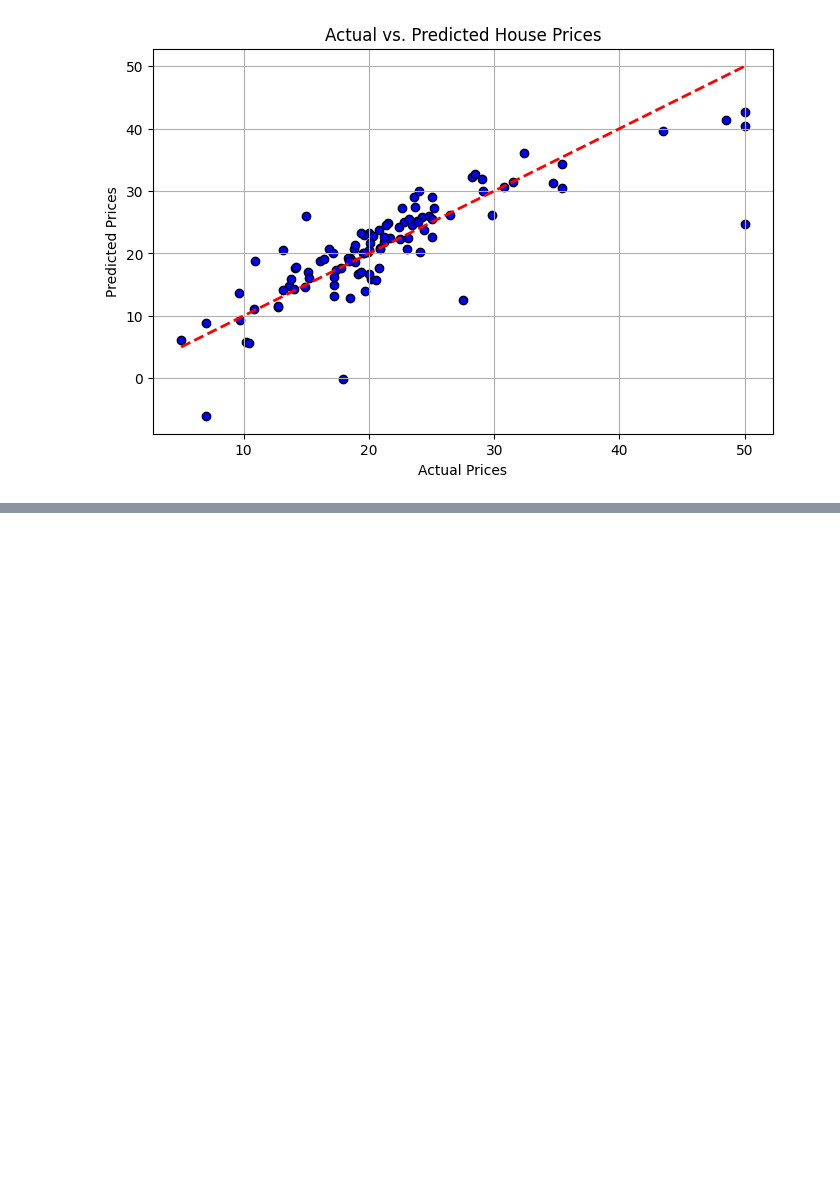
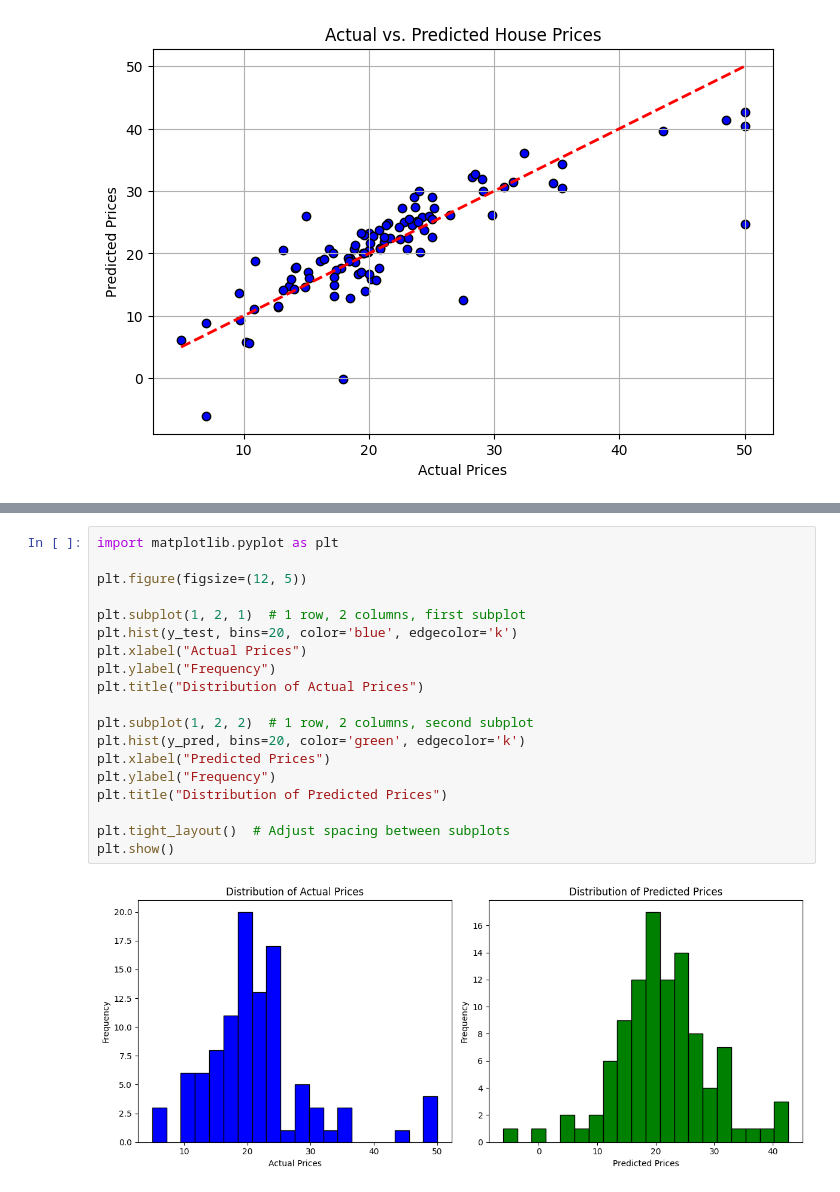
Before and after one commit to bhupeshcoding/house_price_model, a Jupyter notebook: house_price_prediction.ipynb, the cells around one changed output, grey strips where cells are left out. Drawn from its saved outputs; the diff is of its cells as text; blank space fills up the shorter version.

```diff
--- a/house_price_prediction.ipynb
+++ b/house_price_prediction.ipynb
@@ -71,0 +88,21 @@ R² Score: 0.67
+# %%
+import matplotlib.pyplot as plt
+
+plt.figure(figsize=(12, 5))
+
+plt.subplot(1, 2, 1)  # 1 row, 2 columns, first subplot
+plt.hist(y_test, bins=20, color='blue', edgecolor='k')
+plt.xlabel("Actual Prices")
+plt.ylabel("Frequency")
+plt.title("Distribution of Actual Prices")
+
+plt.subplot(1, 2, 2)  # 1 row, 2 columns, second subplot
+plt.hist(y_pred, bins=20, color='green', edgecolor='k')
+plt.xlabel("Predicted Prices")
+plt.ylabel("Frequency")
+plt.title("Distribution of Predicted Prices")
+
+plt.tight_layout()  # Adjust spacing between subplots
+plt.show()
+# %% [output]
+[figure, added]
```
Also changed, not shown: parts of 3 cells of this notebook.
